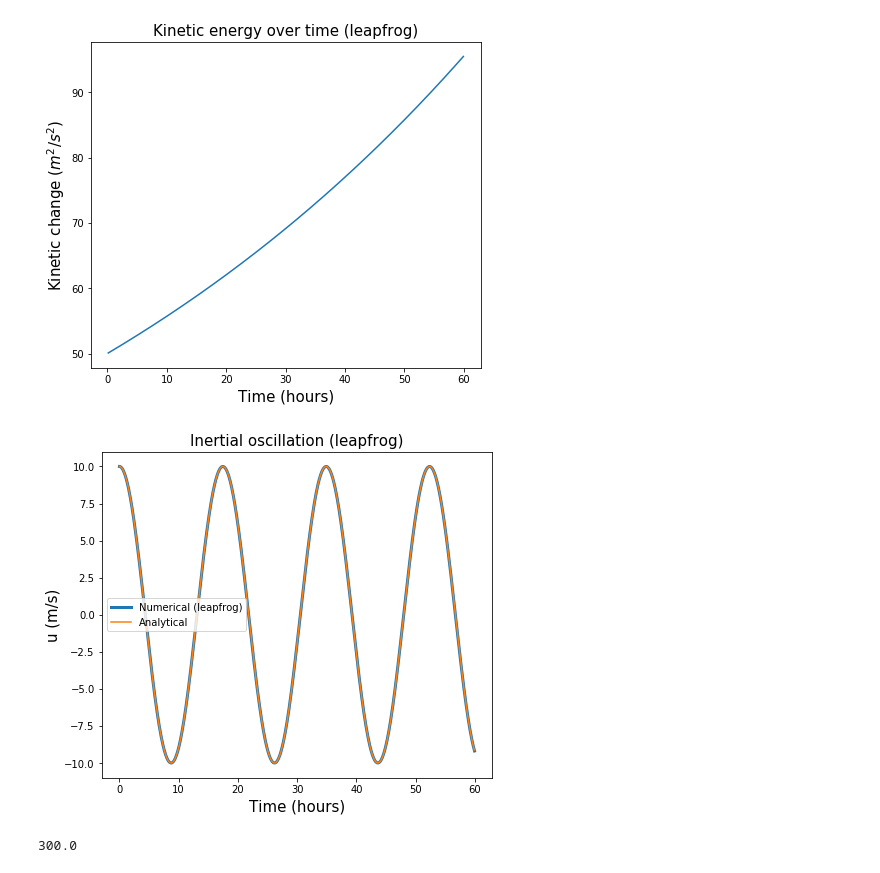
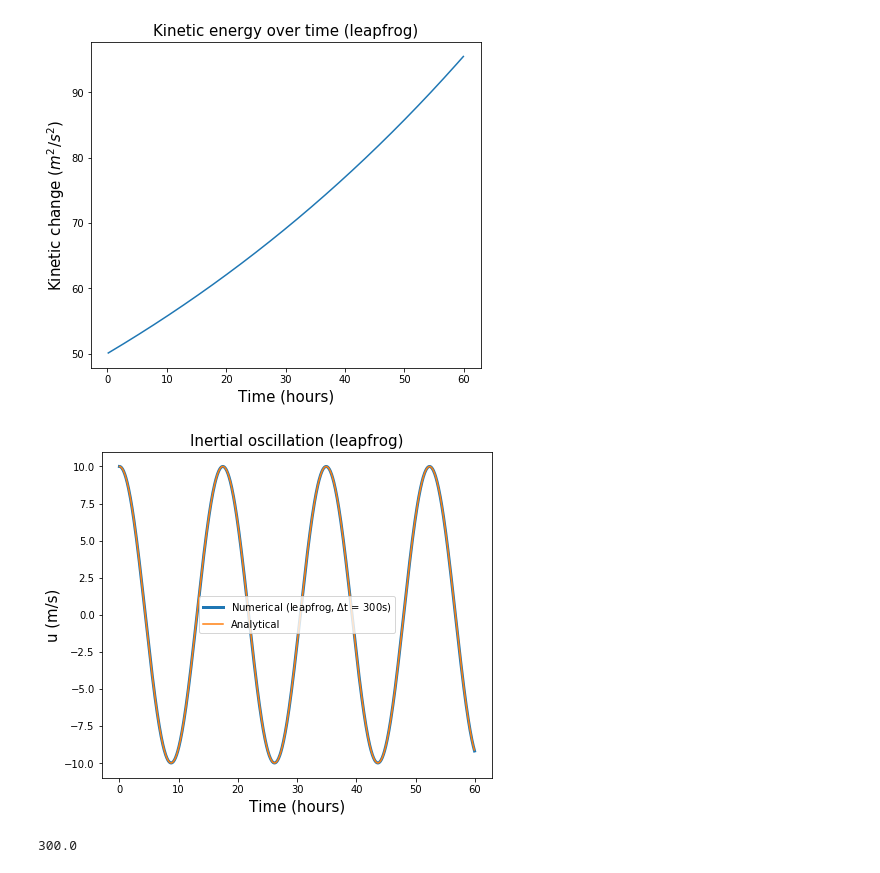
Before and after one commit to toonmaassen/SOAC, a Jupyter notebook: Exercise 1 .ipynb, the cells around one changed output. Cells and saved outputs as stored; diff of their text form; code cells hidden in the pictures.

```diff
--- a/Exercise 1 .ipynb
+++ b/Exercise 1 .ipynb
@@ -69,15 +69,15 @@ for nt in range(1,2*nt_len-1):
 # %%
 #Leapfrog graph
 plt.figure(figsize=(7,6))
 plt.xlabel('Time (hours)',fontsize=15)
 plt.ylabel('u (m/s)',fontsize=15)
 plt.title('Inertial oscillation (leapfrog)',fontsize=15)
-plt.plot(timelp/3600, ulp,label='Numerical (leapfrog)', linewidth=3)
+plt.plot(timelp/3600, ulp,label='Numerical (leapfrog, $\Delta$t = 300s)', linewidth=3)
 plt.plot(time/3600, u_ana,label='Analytical')
 plt.legend()
 plt.show()
 # %% [output]
-[figure, old version]
+[figure, new version]
 # %%
 for i in []
 # %% [output]
```
Also changed, not shown: parts of 5 cells of this notebook.
